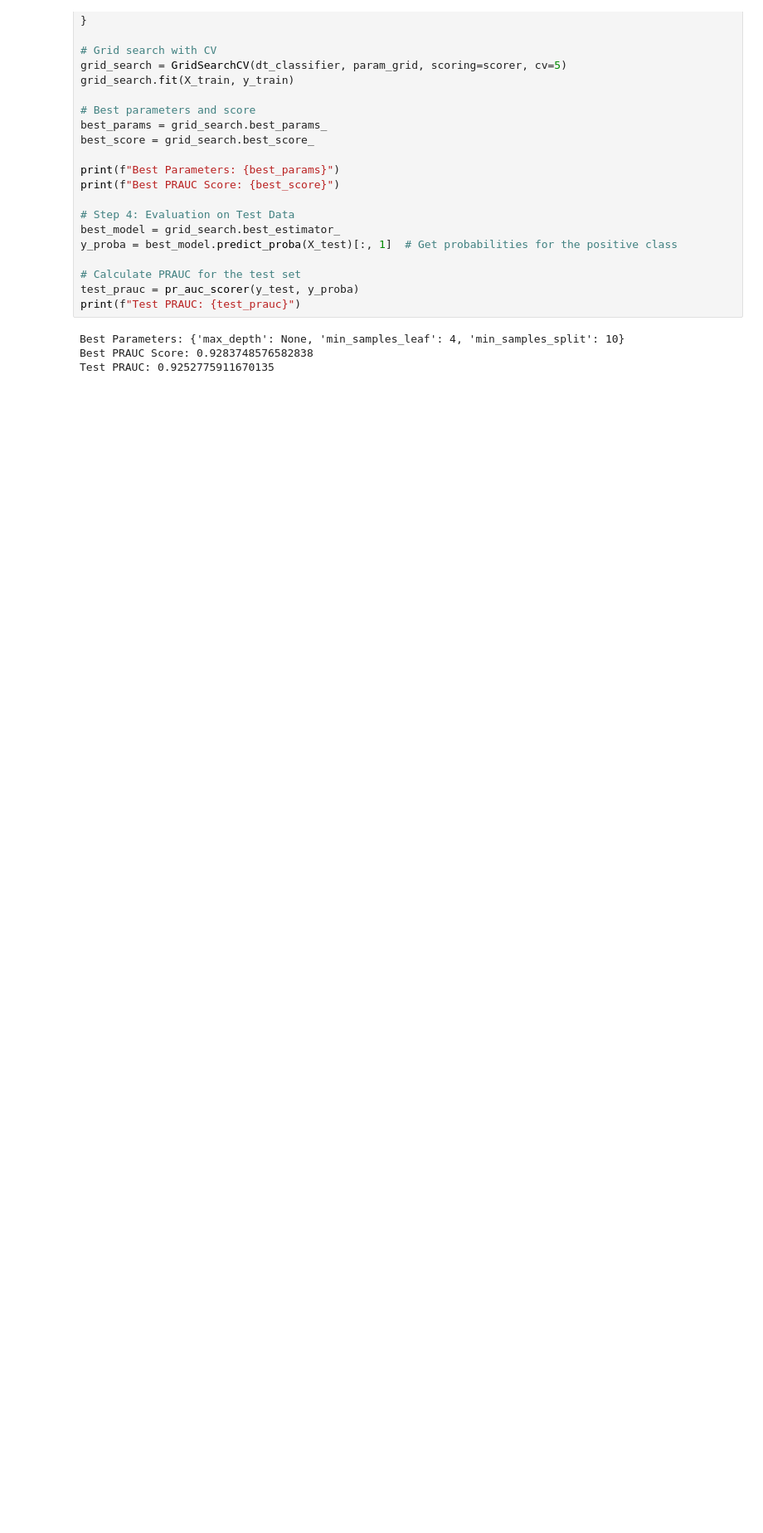
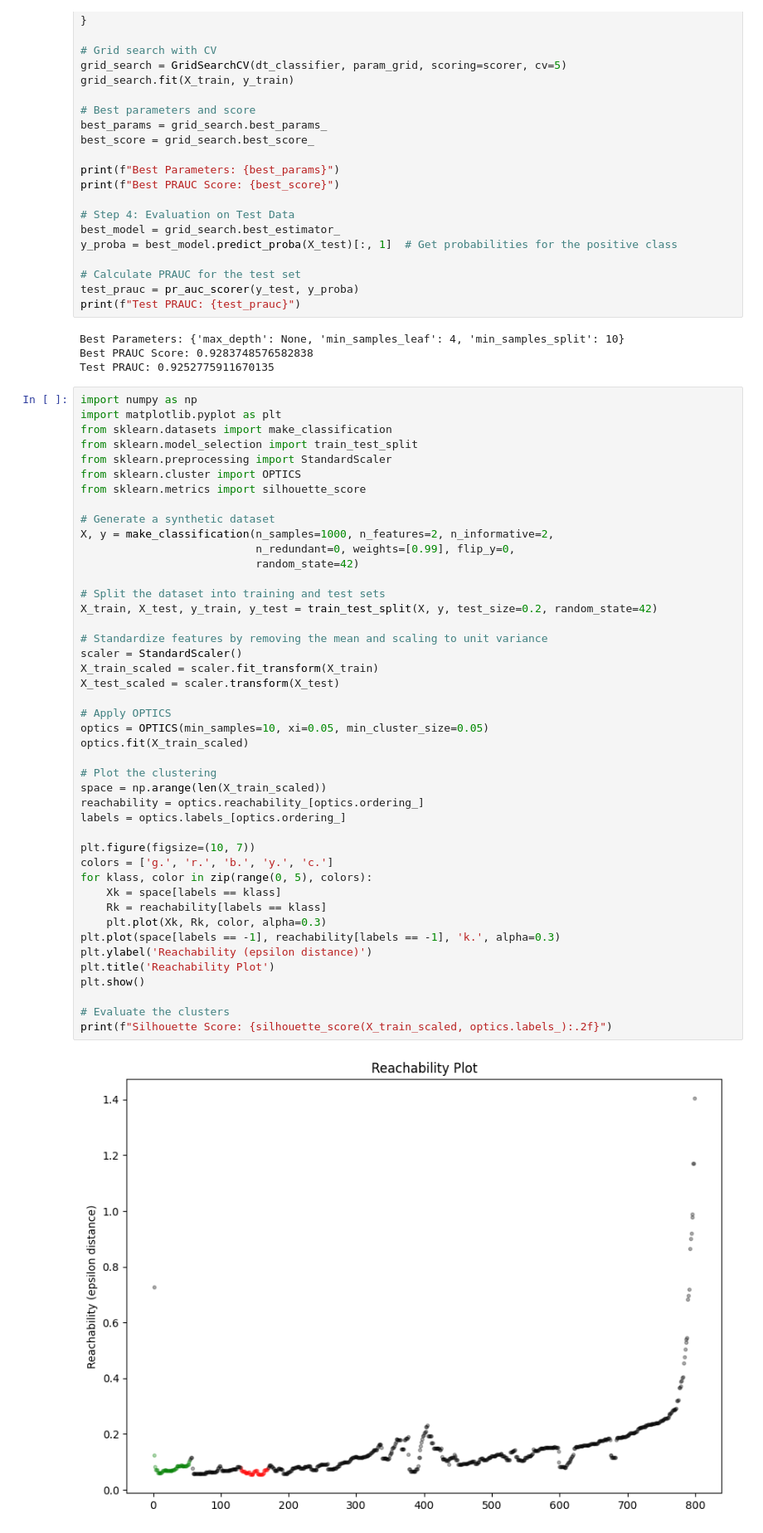
Before and after one commit to ViniciusKos/daily_studies, a Jupyter notebook: code challenges/hackerrank exercices.ipynb, the cells around one changed output. Shown at 83% size. Drawn from its saved outputs; the diff is of its cells as text; blank space fills up the shorter version.

```diff
--- a/code challenges/hackerrank exercices.ipynb
+++ b/code challenges/hackerrank exercices.ipynb
@@ -843,3 +843,49 @@ print(f"Test PRAUC: {test_prauc}")
 Best Parameters: {'max_depth': None, 'min_samples_leaf': 4, 'min_samples_split': 10}
 Best PRAUC Score: 0.9283748576582838
 Test PRAUC: 0.9252775911670135
+# %%
+import numpy as np
+import matplotlib.pyplot as plt
+from sklearn.datasets import make_classification
+from sklearn.model_selection import train_test_split
+from sklearn.preprocessing import StandardScaler
+from sklearn.cluster import OPTICS
+from sklearn.metrics import silhouette_score
+
+# Generate a synthetic dataset
+X, y = make_classification(n_samples=1000, n_features=2, n_informative=2,
+                           n_redundant=0, weights=[0.99], flip_y=0,
+                           random_state=42)
+
+# Split the dataset into training and test sets
+X_train, X_test, y_train, y_test = train_test_split(X, y, test_size=0.2, random_state=42)
+
+# Standardize features by removing the mean and scaling to unit variance
+scaler = StandardScaler()
+X_train_scaled = scaler.fit_transform(X_train)
+X_test_scaled = scaler.transform(X_test)
+
+# Apply OPTICS
+optics = OPTICS(min_samples=10, xi=0.05, min_cluster_size=0.05)
+optics.fit(X_train_scaled)
+
+# Plot the clustering
+space = np.arange(len(X_train_scaled))
+reachability = optics.reachability_[optics.ordering_]
+labels = optics.labels_[optics.ordering_]
+
+plt.figure(figsize=(10, 7))
+colors = ['g.', 'r.', 'b.', 'y.', 'c.']
+for klass, color in zip(range(0, 5), colors):
+    Xk = space[labels == klass]
+    Rk = reachability[labels == klass]
+    plt.plot(Xk, Rk, color, alpha=0.3)
+plt.plot(space[labels == -1], reachability[labels == -1], 'k.', alpha=0.3)
+plt.ylabel('Reachability (epsilon distance)')
+plt.title('Reachability Plot')
+plt.show()
+
+# Evaluate the clusters
+print(f"Silhouette Score: {silhouette_score(X_train_scaled, optics.labels_):.2f}")
+# %% [output]
+[figure, added]
```
Also changed, not shown: parts of 3 cells of this notebook.
